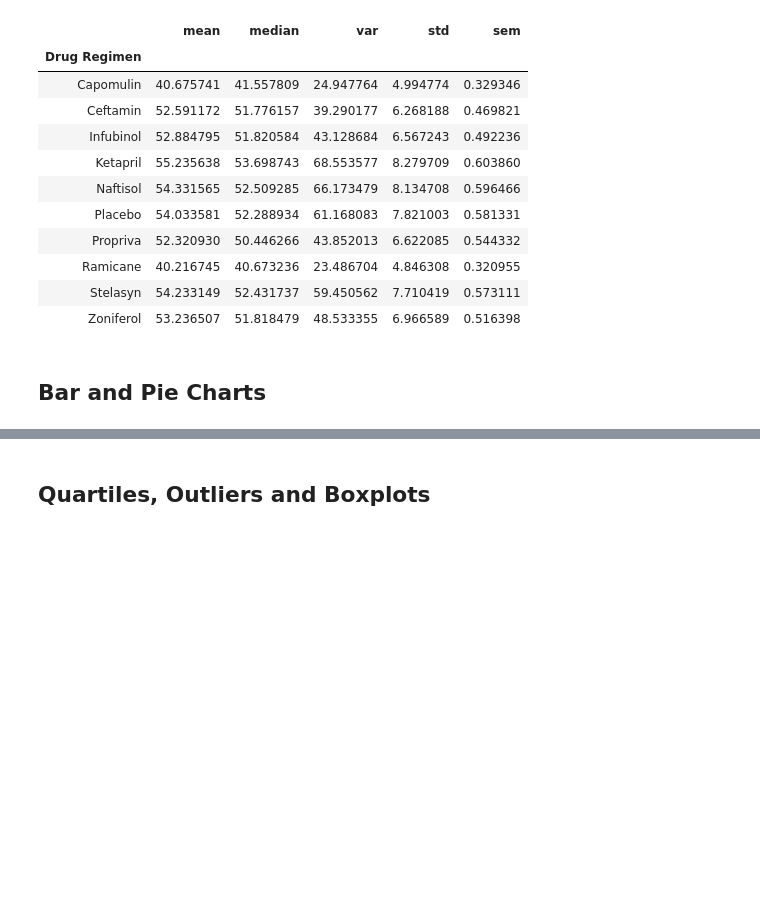
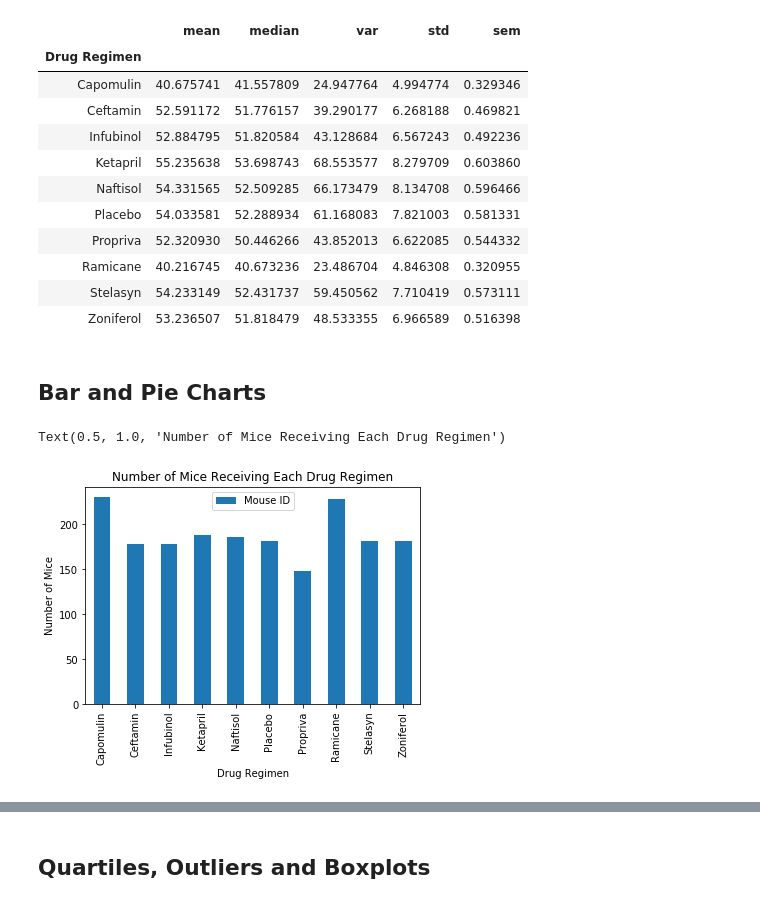
Before and after one commit to mgood13/matplotlib_challenge, a Jupyter notebook: pymaceuticals_starter.ipynb, the cells around one changed output, grey strips where cells are left out. Drawn from its saved outputs; the diff is of its cells as text; code cells hidden in the pictures; blank space fills up the shorter version.

Commit message:
Added in the bar charts displaying mice numbers

```diff
--- a/pymaceuticals_starter.ipynb
+++ b/pymaceuticals_starter.ipynb
@@ -117,4 +117,17 @@ second_stat_df
 | Zoniferol | 53.236507 | 51.818479 | 48.533355 | 6.966589 | 0.516398 |
 # %% [markdown]
 ## Bar and Pie Charts
+# %%
+# Generate a bar plot showing the total number of unique mice tested on each drug regimen using pandas.
+# This row does a lot of work at once
+# It groups the original dataframe by drug regimen by count, creates a dataframe, and bumps the index into a column
+grouped_df = summative_df.groupby('Drug Regimen')['Mouse ID'].count().to_frame().reset_index()
+
+# Then we plot a bar graph to visualize the number of mice in each regimen
+grouped_df.plot(x='Drug Regimen', y = 'Mouse ID', kind = 'bar')
+plt.ylabel('Number of Mice')
+plt.title('Number of Mice Receiving Each Drug Regimen')
+# %% [output]
+Text(0.5, 1.0, 'Number of Mice Receiving Each Drug Regimen')
+[figure, added]
 # %%
```
Also changed, not shown: parts of 2 cells of this notebook.
